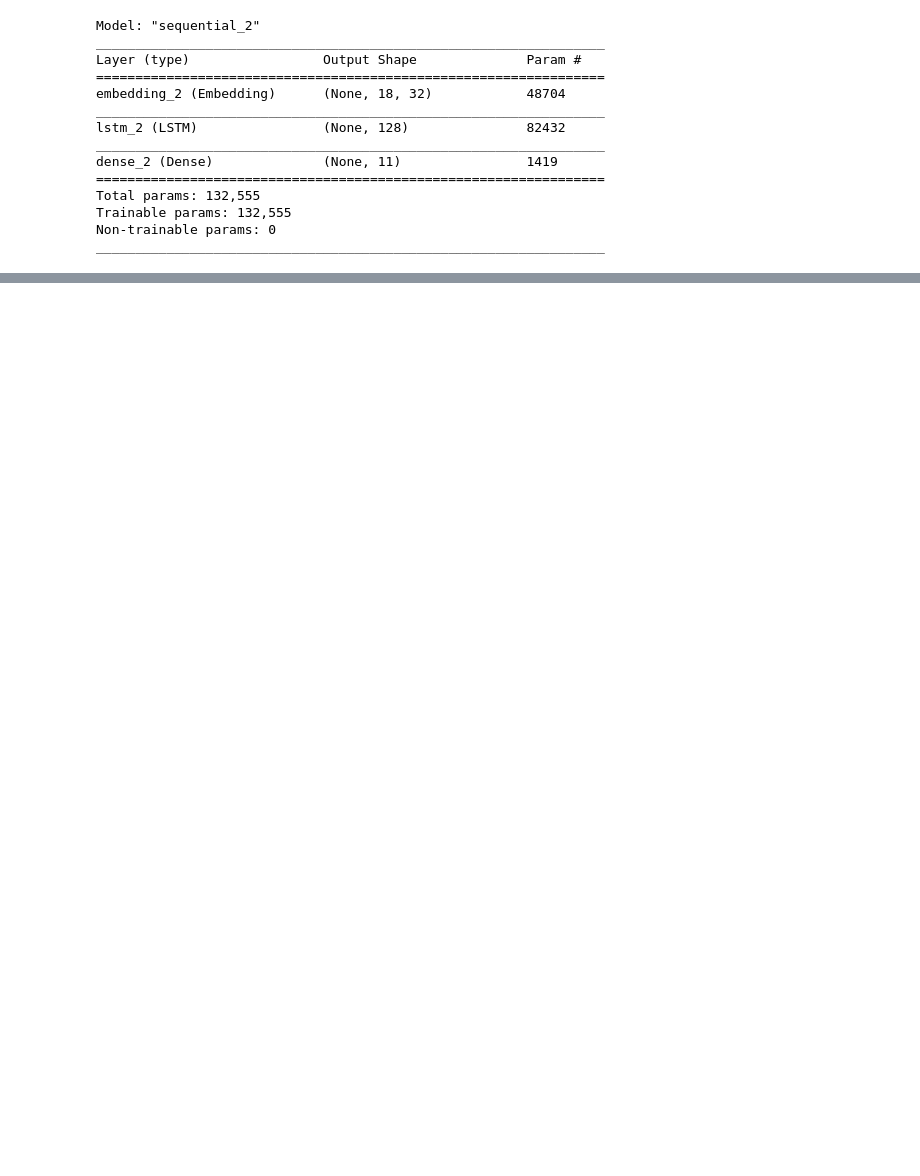
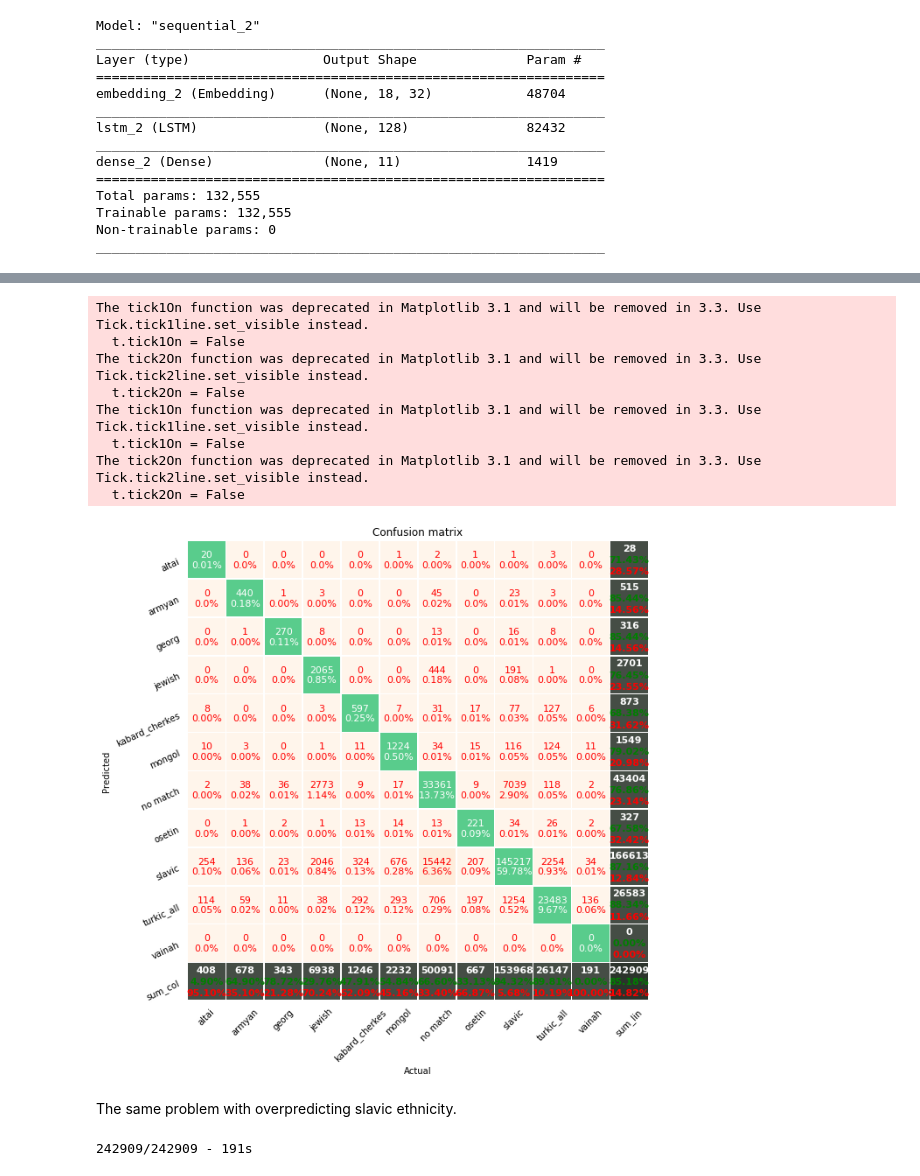
Before and after one commit to martin-kosiik/predicting-ethnicity-from-names, a Jupyter notebook: neural_nets.ipynb, the cells around one changed output, grey strips where cells are left out. Cells and saved outputs as stored; diff of their text form; code cells hidden in the pictures; blank space fills up the shorter version.

```diff
--- a/neural_nets.ipynb
+++ b/neural_nets.ipynb
@@ -147,0 +155,6 @@ Epoch 4/5
+# %%
+from sklearn.metrics import classification_report
+
+y_pred = model.predict_classes(X_test, verbose=2)
+target_names = list(memorial_data.ethnicity_col.astype('category').cat.categories)
+print(classification_report(np.argmax(y_test, axis=1), y_pred, target_names=target_names))
@@ -147,0 +180,17 @@ Epoch 4/5
+# %%
+import os
+os.chdir("C:/Users/Martin/Desktop/skola/CERGE/PV_Names/")
+import confusion_matrix_pretty_print as cm
+cm.plot_confusion_matrix_from_data(np.argmax(y_test, axis=1), y_pred, columns=target_names, figsize=[32, 32], fz=13)
+# %% [output]
+The tick1On function was deprecated in Matplotlib 3.1 and will be removed in 3.3. Use Tick.tick1line.set_visible instead.
+  t.tick1On = False
+The tick2On function was deprecated in Matplotlib 3.1 and will be removed in 3.3. Use Tick.tick2line.set_visible instead.
+  t.tick2On = False
+The tick1On function was deprecated in Matplotlib 3.1 and will be removed in 3.3. Use Tick.tick1line.set_visible instead.
+  t.tick1On = False
+The tick2On function was deprecated in Matplotlib 3.1 and will be removed in 3.3. Use Tick.tick2line.set_visible instead.
+  t.tick2On = False
+[figure, added]
+# %% [markdown]
+The same problem with overpredicting slavic ethnicity.
@@ -147,0 +208,5 @@ Epoch 4/5
+# %%
+y_pred = model.predict_classes(X_test, verbose=2)
+target_names = list(memorial_data.ethnicity_col.astype('category').cat.categories)
+# %% [output]
+242909/242909 - 191s
```
Also changed, not shown: parts of 10 cells of this notebook, 1 other file.
